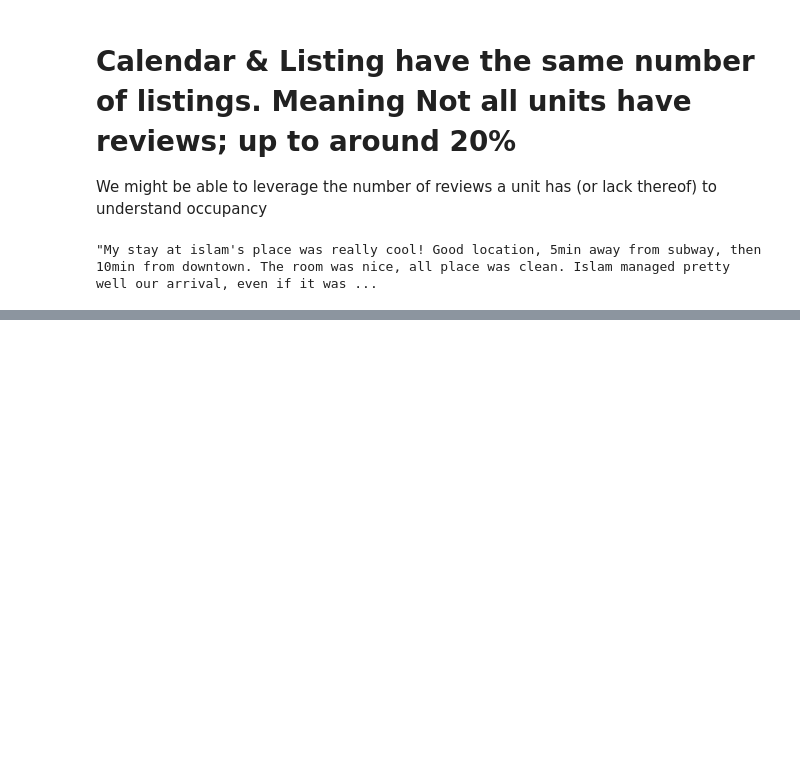
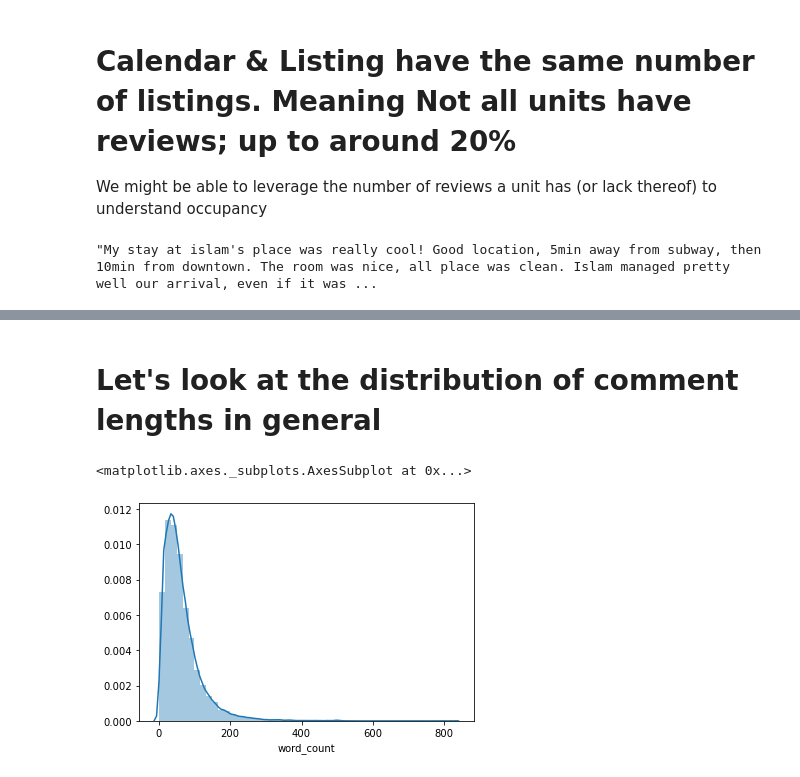
Before and after one commit to ogurashi/Boston-AirBnB-Analysis, a Jupyter notebook: rentals.ipynb, the cells around one changed output, grey strips where cells are left out. Drawn from its saved outputs; the diff is of its cells as text; code cells hidden in the pictures; blank space fills up the shorter version.

```diff
--- a/rentals.ipynb
+++ b/rentals.ipynb
@@ -141,0 +147,26 @@ reviews['comments'][0]
+# %%
+# Creating the features
+#1) number of reviews
+#create df holding number of reviews, and merge it with the listing
+review_count = reviews.groupby('listing_id')['comments'].count()
+
+
+#2) Average number of words per comment
+reviews['word_count'] = reviews['comments'].apply(lambda x: len(x.split(' ')) if type(x) == str else 0)
+review_word_count = reviews.groupby('listing_id')['word_count'].average()
+
+#3) Repeat visits - gathered from number of repeated reviews
+
+def calculate_repeat_visits(listing_df,reviews_df, listing_id_column_in_reviews_df):
+
+reviews['n_visits'] = reviews.groupby('listing_id')['comments'].average()
+
+#listing_comment_df = pd.merge(left = listings, right = reviews, on = ['listing_id'])
+# %% [markdown]
+# Let's look at the distribution of comment lengths in general
+# %%
+
+sns.distplot(reviews['word_count'])
+# %% [output]
+<matplotlib.axes._subplots.AxesSubplot at 0x...>
+[figure, added]
```
Also changed, not shown: parts of 4 cells of this notebook.
